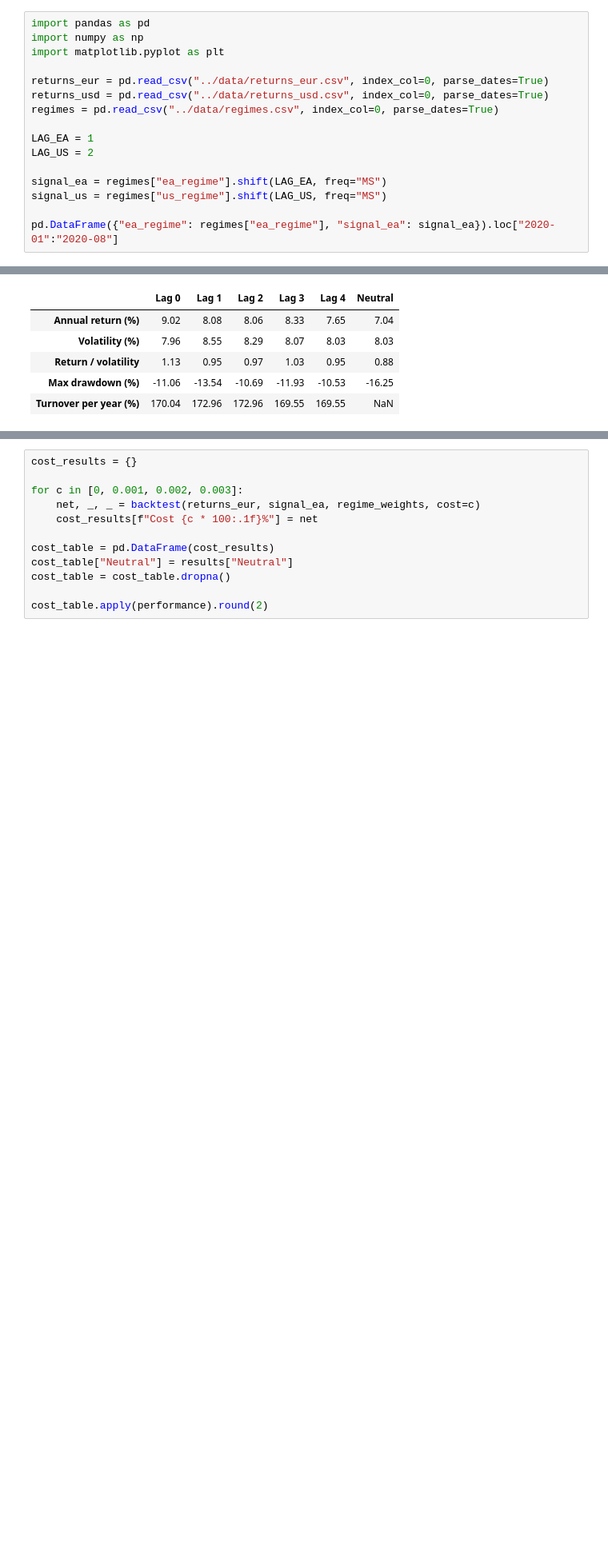
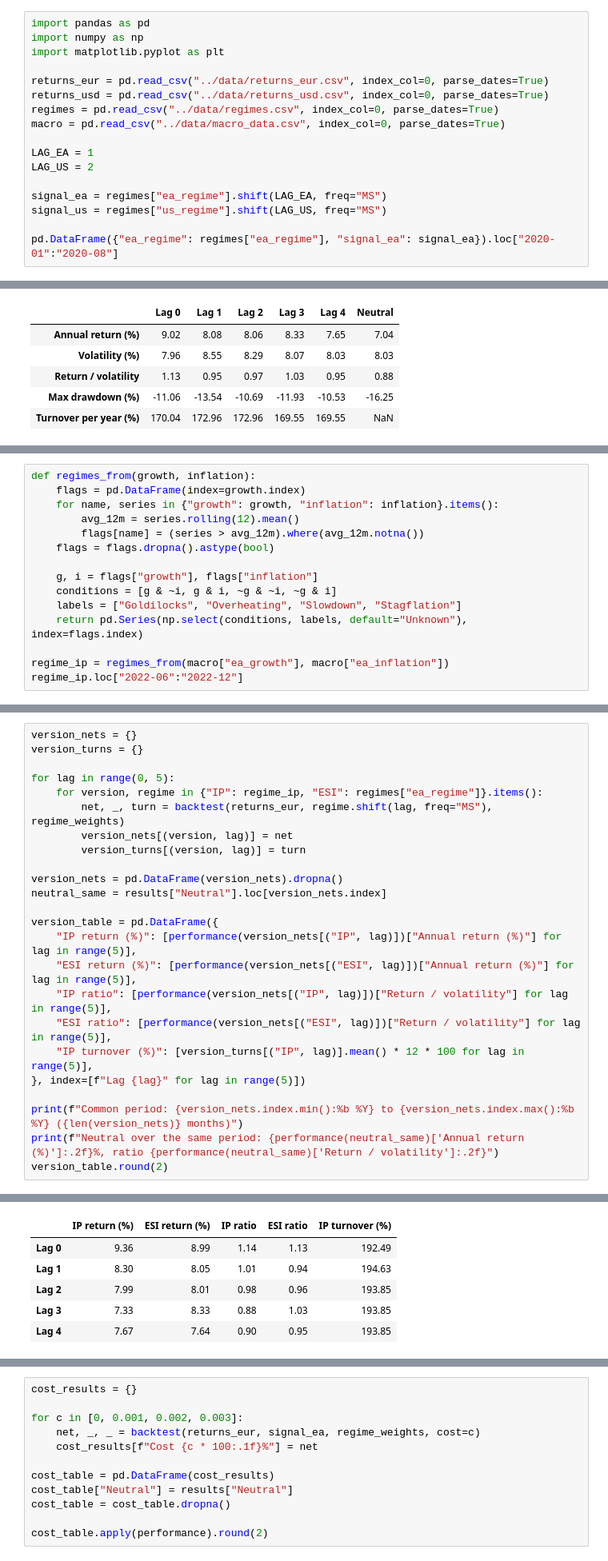
Before and after one commit to Dcobi/macro-regime-model, a Jupyter notebook: notebooks/03_backtest.ipynb, the cells around one changed output, grey strips where cells are left out. Shown at 80% size. Saved outputs shown, nothing was run; the diff lists cells and outputs as text; blank space fills up the shorter version.

```diff
--- a/notebooks/03_backtest.ipynb
+++ b/notebooks/03_backtest.ipynb
@@ -23,6 +24,7 @@ import matplotlib.pyplot as plt
 returns_eur = pd.read_csv("../data/returns_eur.csv", index_col=0, parse_dates=True)
 returns_usd = pd.read_csv("../data/returns_usd.csv", index_col=0, parse_dates=True)
 regimes = pd.read_csv("../data/regimes.csv", index_col=0, parse_dates=True)
+macro = pd.read_csv("../data/macro_data.csv", index_col=0, parse_dates=True)
 
 LAG_EA = 1
 LAG_US = 2
@@ -311,0 +320,15 @@ Every additional version tested increases the risk that one looks good by chance
+# %%
+def regimes_from(growth, inflation):
+    flags = pd.DataFrame(index=growth.index)
+    for name, series in {"growth": growth, "inflation": inflation}.items():
+        avg_12m = series.rolling(12).mean()
+        flags[name] = (series > avg_12m).where(avg_12m.notna())
+    flags = flags.dropna().astype(bool)
+
+    g, i = flags["growth"], flags["inflation"]
+    conditions = [g & ~i, g & i, ~g & ~i, ~g & i]
+    labels = ["Goldilocks", "Overheating", "Slowdown", "Stagflation"]
+    return pd.Series(np.select(conditions, labels, default="Unknown"), index=flags.index)
+
+regime_ip = regimes_from(macro["ea_growth"], macro["ea_inflation"])
+regime_ip.loc["2022-06":"2022-12"]
@@ -311,0 +344,25 @@ Every additional version tested increases the risk that one looks good by chance
+# %%
+version_nets = {}
+version_turns = {}
+
+for lag in range(0, 5):
+    for version, regime in {"IP": regime_ip, "ESI": regimes["ea_regime"]}.items():
+        net, _, turn = backtest(returns_eur, regime.shift(lag, freq="MS"), regime_weights)
+        version_nets[(version, lag)] = net
+        version_turns[(version, lag)] = turn
+
+version_nets = pd.DataFrame(version_nets).dropna()
+neutral_same = results["Neutral"].loc[version_nets.index]
+
+version_table = pd.DataFrame({
+    "IP return (%)": [performance(version_nets[("IP", lag)])["Annual return (%)"] for lag in range(5)],
+    "ESI return (%)": [performance(version_nets[("ESI", lag)])["Annual return (%)"] for lag in range(5)],
+    "IP ratio": [performance(version_nets[("IP", lag)])["Return / volatility"] for lag in range(5)],
+    "ESI ratio": [performance(version_nets[("ESI", lag)])["Return / volatility"] for lag in range(5)],
+    "IP turnover (%)": [version_turns[("IP", lag)].mean() * 12 * 100 for lag in range(5)],
+}, index=[f"Lag {lag}" for lag in range(5)])
+
+print(f"Common period: {version_nets.index.min():%b %Y} to {version_nets.index.max():%b %Y} ({len(version_nets)} months)")
+print(f"Neutral over the same period: {performance(neutral_same)['Annual return (%)']:.2f}%, ratio {performance(neutral_same)['Return / volatility']:.2f}")
+version_table.round(2)
+# %% [output]
@@ -311,0 +371,6 @@ Every additional version tested increases the risk that one looks good by chance
+|  | IP return (%) | ESI return (%) | IP ratio | ESI ratio | IP turnover (%) |
+| Lag 0 | 9.36 | 8.99 | 1.14 | 1.13 | 192.49 |
+| Lag 1 | 8.30 | 8.05 | 1.01 | 0.94 | 194.63 |
+| Lag 2 | 7.99 | 8.01 | 0.98 | 0.96 | 193.85 |
+| Lag 3 | 7.33 | 8.33 | 0.88 | 1.03 | 193.85 |
+| Lag 4 | 7.67 | 7.64 | 0.90 | 0.95 | 193.85 |
```
Also changed, not shown: parts of 31 cells of this notebook, 8 other files.
